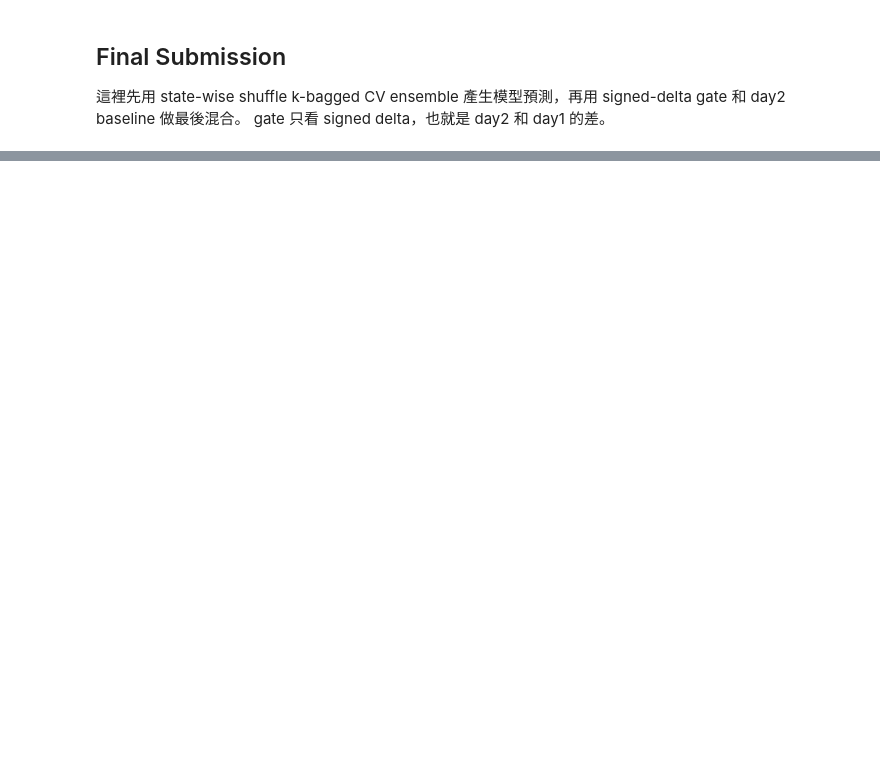
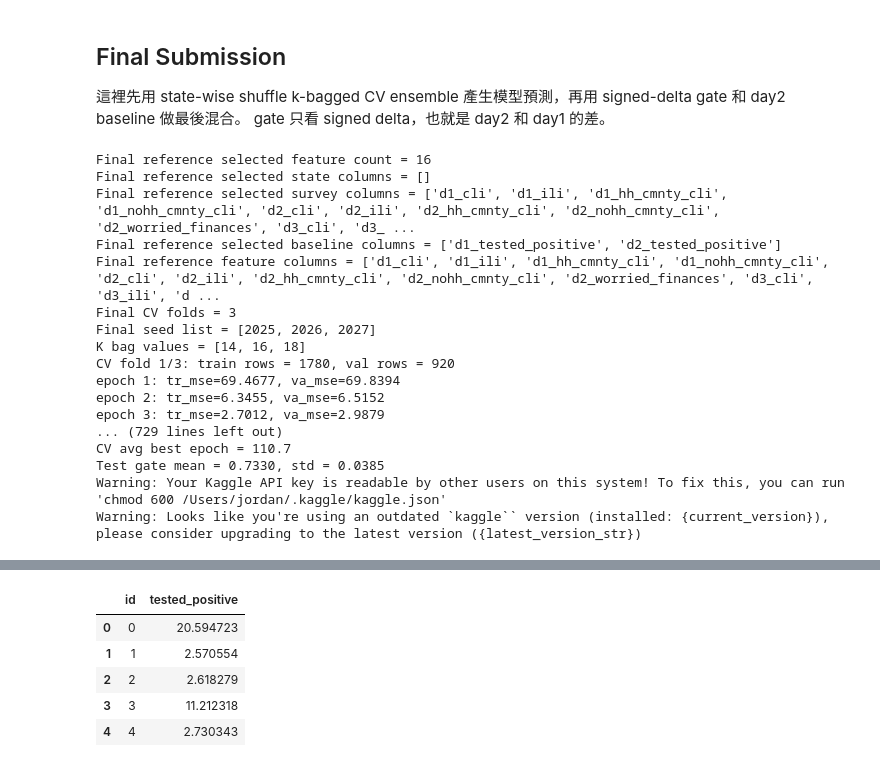
Before and after one commit to jordan841220/kaggle_playground, a Jupyter notebook: covid_prediction/main.ipynb, the cells around one changed output, grey strips where cells are left out. Drawn from its saved outputs; the diff is of its cells as text; code cells hidden in the pictures; blank space fills up the shorter version.

```diff
--- a/covid_prediction/main.ipynb
+++ b/covid_prediction/main.ipynb
@@ -864,9 +921,9 @@ set_seed(seed)
 
 hidden = 32
 depth = 2
-dropout = 0.01
+dropout = 0
 lr = 1e-2
-weight_decay = 1e-3
+weight_decay = 0
 epochs = 250
 patience = 50
 batch_size = 50
@@ -1044,15 +1121,33 @@ submission = pd.DataFrame({
     'id': full_test_df['id'].to_numpy(),
     'tested_positive': final_test,
 })
-submission.to_csv(f'model_kbag{K_BAG_LABEL}_drop{dropout}_lr{lr}_layers{depth}_hidden{hidden}_submission.csv', index=False)
+submission.to_csv(f'model_kbag{K_BAG_LABEL}_drop{dropout}_wd{weight_decay}_lr{lr}_layers{depth}_hidden{hidden}_submission.csv', index=False)
 
 import subprocess
 subprocess.run([
     'kaggle', 'competitions', 'submit',
     '-c', 'ml2021spring-hw1',
-    '-f', f'model_kbag{K_BAG_LABEL}_drop{dropout}_lr{lr}_layers{depth}_hidden{hidden}_submission.csv',
+    '-f', f'model_kbag{K_BAG_LABEL}_drop{dropout}_wd{weight_decay}_lr{lr}_layers{depth}_hidden{hidden}_submission.csv',
     '-m', f'state-wise shuffle OOF / CV ensemble / signed-delta gate / k-bagging / flat SelectKBest / MultiSeed MLP',
 ], check=True)
 
 print('Saved submission.csv and submitted to Kaggle with CV ensemble + signed-delta gate + k-bagging')
 submission.head()
+# %% [output]
+Final reference selected feature count = 16
+Final reference selected state columns = []
+Final reference selected survey columns = ['d1_cli', 'd1_ili', 'd1_hh_cmnty_cli', 'd1_nohh_cmnty_cli', 'd2_cli', 'd2_ili', 'd2_hh_cmnty_cli', 'd2_nohh_cmnty_cli', 'd2_worried_finances', 'd3_cli', 'd3_ ...
+Final reference selected baseline columns = ['d1_tested_positive', 'd2_tested_positive']
+Final reference feature columns = ['d1_cli', 'd1_ili', 'd1_hh_cmnty_cli', 'd1_nohh_cmnty_cli', 'd2_cli', 'd2_ili', 'd2_hh_cmnty_cli', 'd2_nohh_cmnty_cli', 'd2_worried_finances', 'd3_cli', 'd3_ili', 'd ...
+Final CV folds = 3
+Final seed list = [2025, 2026, 2027]
+K bag values = [14, 16, 18]
+CV fold 1/3: train rows = 1780, val rows = 920
+epoch 1: tr_mse=69.4677, va_mse=69.8394
+epoch 2: tr_mse=6.3455, va_mse=6.5152
+epoch 3: tr_mse=2.7012, va_mse=2.9879
+... (729 lines left out)
+CV avg best epoch = 110.7
+Test gate mean = 0.7330, std = 0.0385
+Warning: Your Kaggle API key is readable by other users on this system! To fix this, you can run 'chmod 600 /Users/jordan/.kaggle/kaggle.json'
+Warning: Looks like you're using an outdated `kaggle`` version (installed: {current_version}), please consider upgrading to the latest version ({latest_version_str})
@@ -1058,0 +1155,6 @@ submission.head()
+|  | id | tested_positive |
+| 0 | 0 | 20.594723 |
+| 1 | 1 | 2.570554 |
+| 2 | 2 | 2.618279 |
+| 3 | 3 | 11.212318 |
+| 4 | 4 | 2.730343 |
```
Also changed, not shown: parts of 9 cells of this notebook, 1 other file.
